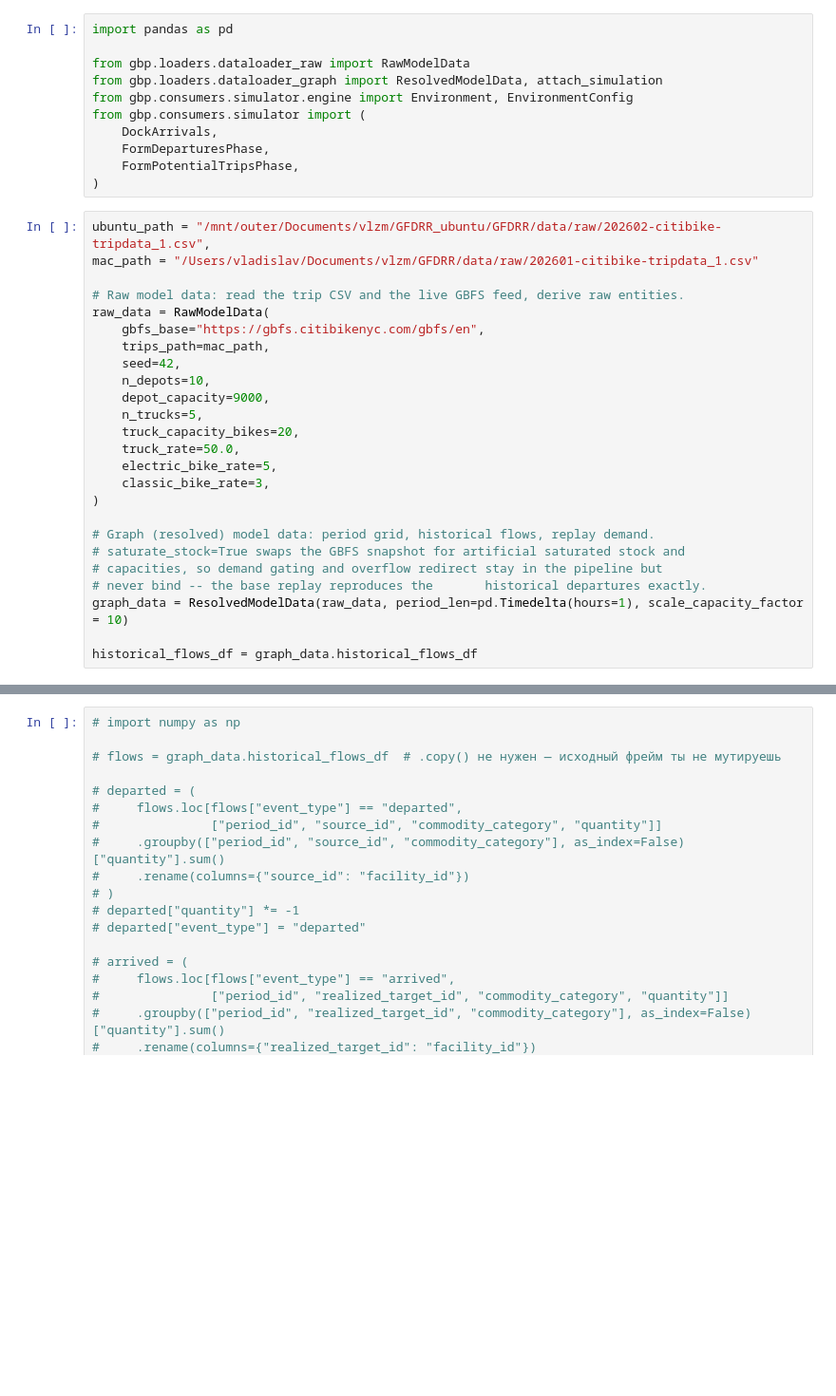
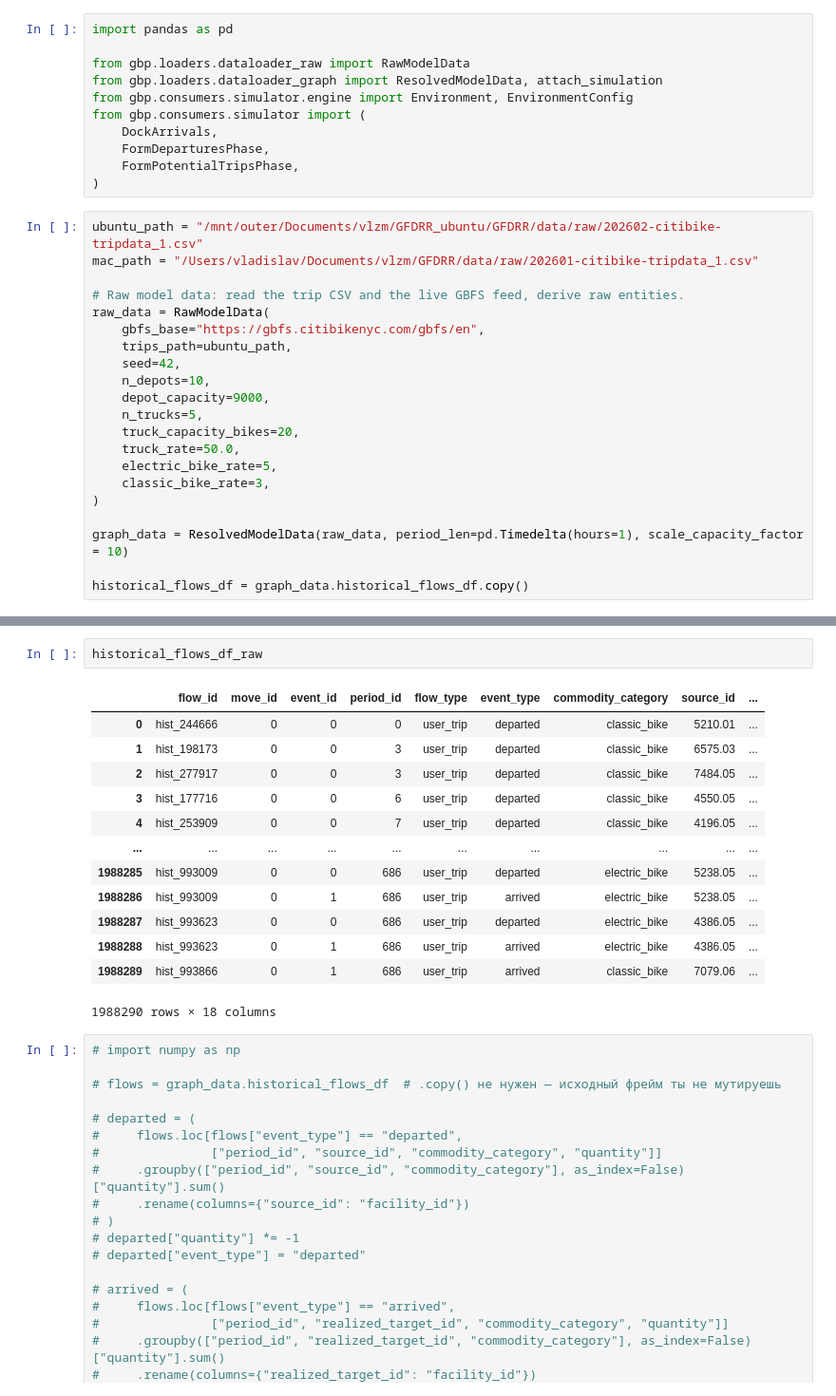
Before and after one commit to vlzm/GFDRR, a Jupyter notebook: notebooks/test_pipeline.ipynb, the cells around one changed output, grey strips where cells are left out. Shown at 95% size. Cells and saved outputs as stored; diff of their text form; blank space fills up the shorter version.

```diff
--- a/notebooks/test_pipeline.ipynb
+++ b/notebooks/test_pipeline.ipynb
@@ -31,13 +31,13 @@ from gbp.consumers.simulator import (
     FormPotentialTripsPhase,
 )
 # %%
-ubuntu_path = "/mnt/outer/Documents/vlzm/GFDRR_ubuntu/GFDRR/data/raw/202602-citibike-tripdata_1.csv",
+ubuntu_path = "/mnt/outer/Documents/vlzm/GFDRR_ubuntu/GFDRR/data/raw/202602-citibike-tripdata_1.csv"
 mac_path = "/Users/vladislav/Documents/vlzm/GFDRR/data/raw/202601-citibike-tripdata_1.csv"
 
 # Raw model data: read the trip CSV and the live GBFS feed, derive raw entities.
 raw_data = RawModelData(
     gbfs_base="https://gbfs.citibikenyc.com/gbfs/en",
-    trips_path=mac_path,
+    trips_path=ubuntu_path,
     seed=42,
     n_depots=10,
     depot_capacity=9000,
@@ -48,10 +48,6 @@ raw_data = RawModelData(
     classic_bike_rate=3,
 )
 
-# Graph (resolved) model data: period grid, historical flows, replay demand.
-# saturate_stock=True swaps the GBFS snapshot for artificial saturated stock and
-# capacities, so demand gating and overflow redirect stay in the pipeline but
-# never bind -- the base replay reproduces the       historical departures exactly.
 graph_data = ResolvedModelData(raw_data, period_len=pd.Timedelta(hours=1), scale_capacity_factor = 10)
 
-historical_flows_df = graph_data.historical_flows_df
+historical_flows_df = graph_data.historical_flows_df.copy()
@@ -80,3 +124,19 @@ historical_flows_df
+# %%
+historical_flows_df_raw
+# %% [output]
+|  | flow_id | move_id | event_id | period_id | flow_type | event_type | commodity_category | source_id | ... |
+| 0 | hist_244666 | 0 | 0 | 0 | user_trip | departed | classic_bike | 5210.01 | ... |
+| 1 | hist_198173 | 0 | 0 | 3 | user_trip | departed | classic_bike | 6575.03 | ... |
+| 2 | hist_277917 | 0 | 0 | 3 | user_trip | departed | classic_bike | 7484.05 | ... |
+| 3 | hist_177716 | 0 | 0 | 6 | user_trip | departed | classic_bike | 4550.05 | ... |
+| 4 | hist_253909 | 0 | 0 | 7 | user_trip | departed | classic_bike | 4196.05 | ... |
+| ... | ... | ... | ... | ... | ... | ... | ... | ... | ... |
+| 1988285 | hist_993009 | 0 | 0 | 686 | user_trip | departed | electric_bike | 5238.05 | ... |
+| 1988286 | hist_993009 | 0 | 1 | 686 | user_trip | arrived | electric_bike | 5238.05 | ... |
+| 1988287 | hist_993623 | 0 | 0 | 686 | user_trip | departed | electric_bike | 4386.05 | ... |
+| 1988288 | hist_993623 | 0 | 1 | 686 | user_trip | arrived | electric_bike | 4386.05 | ... |
+| 1988289 | hist_993866 | 0 | 1 | 686 | user_trip | arrived | classic_bike | 7079.06 | ... |
+1988290 rows × 18 columns
 # %%
 # import numpy as np
 
```
Also changed, not shown: parts of 2 cells of this notebook.
